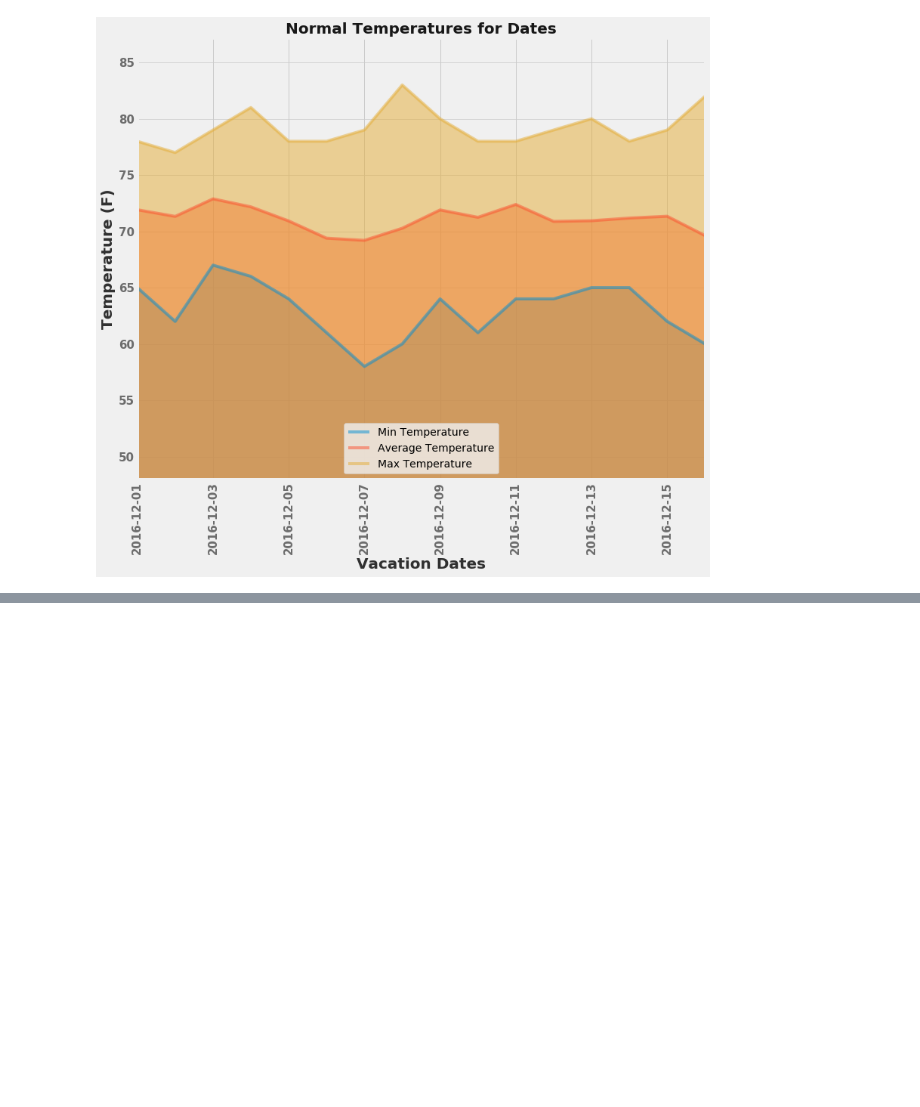
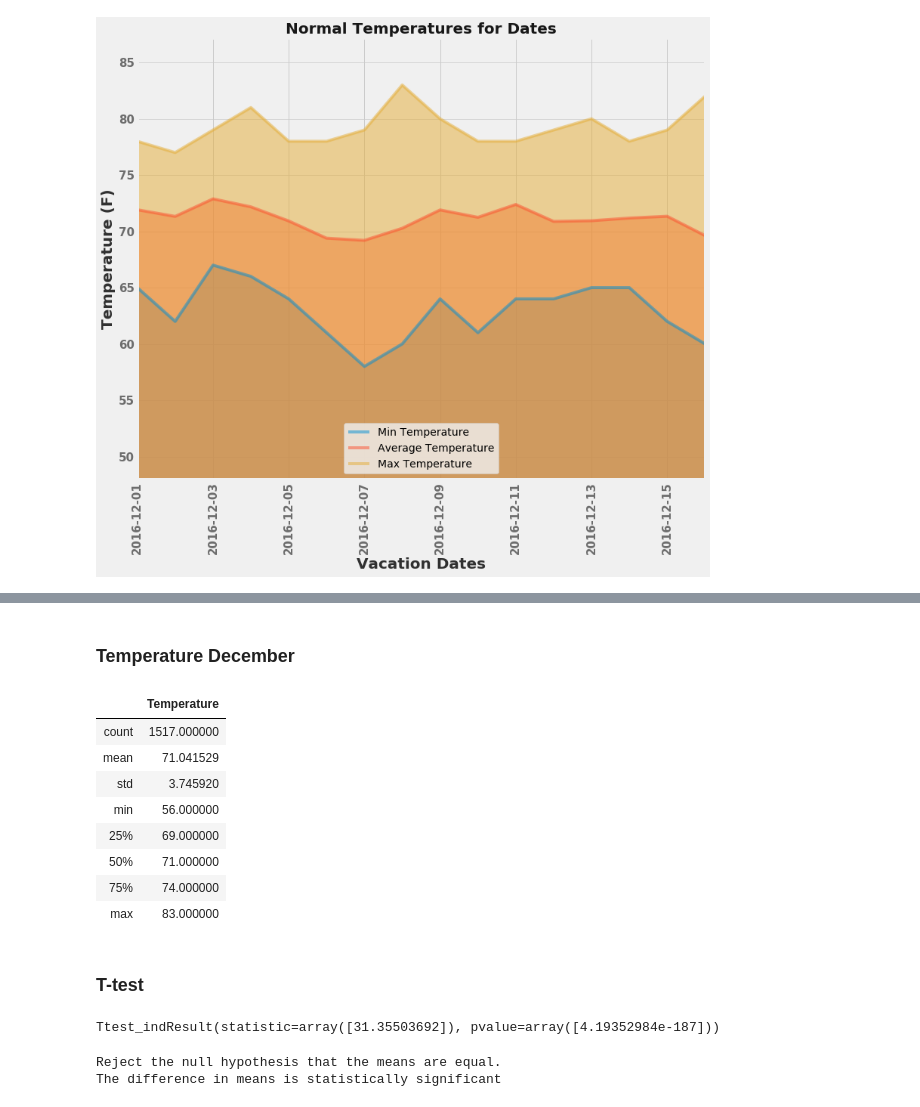
Before and after one commit to cemoga/sqlalchemy-challenge, a Jupyter notebook: climate_starter.ipynb, the cells around one changed output, grey strips where cells are left out. Cells and saved outputs as stored; diff of their text form; code cells hidden in the pictures; blank space fills up the shorter version.

```diff
--- a/climate_starter.ipynb
+++ b/climate_starter.ipynb
@@ -425,0 +452,45 @@ plt.show();
+# %% [markdown]
+### Temperature December
+# %%
+temp_dec = session.query(Measurement.date, Measurement.tobs).\
+                    filter(func.strftime("%m", Measurement.date) == '12').\
+                    order_by(Measurement.date).all()
+
+# Load data to a dataframe
+temp_dec_df = pd.DataFrame(temp_dec, columns=['Date', 'Temperature'])
+# Sort dataframe by date
+temp_dec_df = temp_dec_df.sort_values(by='Date', ascending=True)
+# Set date as index
+temp_dec_df.set_index('Date', inplace=True)
+temp_dec_df.describe()
+# %% [output]
+|  | Temperature |
+| count | 1517.000000 |
+| mean | 71.041529 |
+| std | 3.745920 |
+| min | 56.000000 |
+| 25% | 69.000000 |
+| 50% | 71.000000 |
+| 75% | 74.000000 |
+| max | 83.000000 |
+# %% [markdown]
+### T-test
+# %%
+t_test_ind = stats.ttest_ind(temp_june_df, temp_dec_df, equal_var=False)
+t_test_ind
+# %% [output]
+Ttest_indResult(statistic=array([31.35503692]), pvalue=array([4.19352984e-187]))
+# %%
+p = t_test_ind[1]
+alpha = 0.05
+
+# interpret via p-value
+if p > alpha:
+    print('Accept null hypothesis that the means are equal.\
+        \nThe difference in means is NOT statistically significant')
+else:
+    print('Reject the null hypothesis that the means are equal.\
+          \nThe difference in means is statistically significant')
+# %% [output]
+Reject the null hypothesis that the means are equal.
+The difference in means is statistically significant
```
Also changed, not shown: parts of 4 cells of this notebook, 4 other files.
